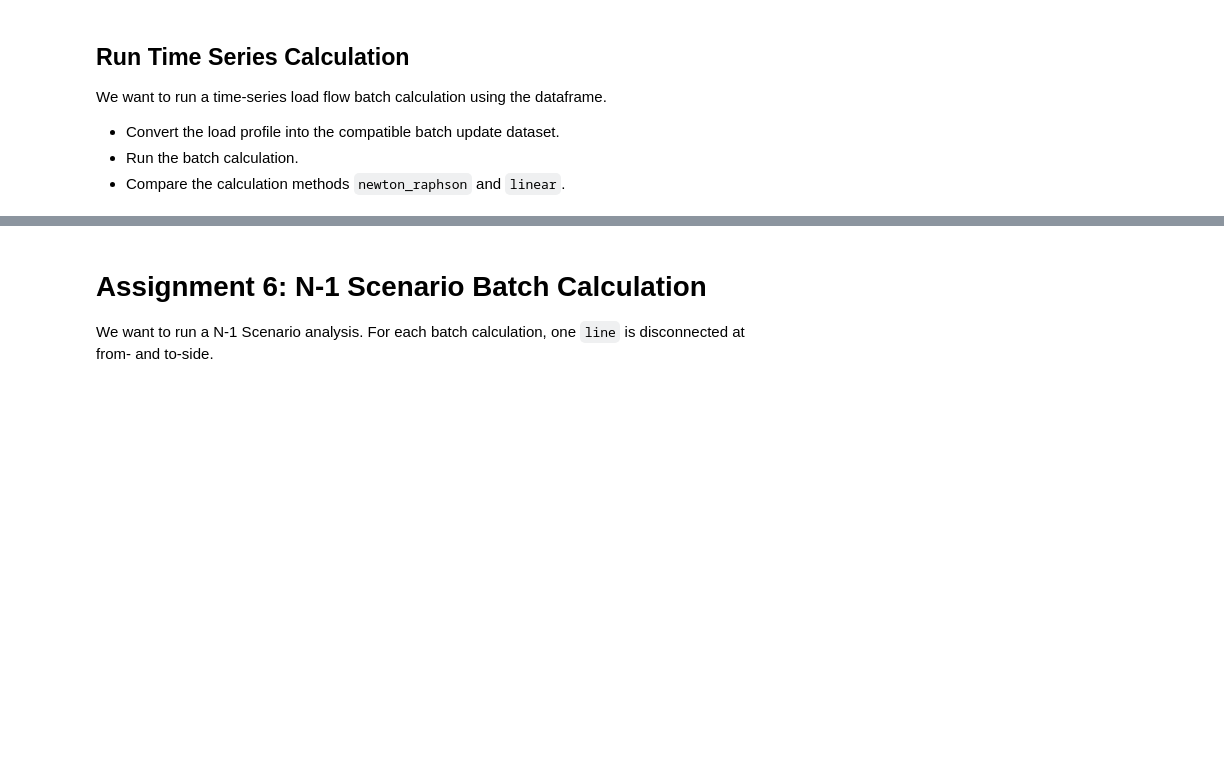
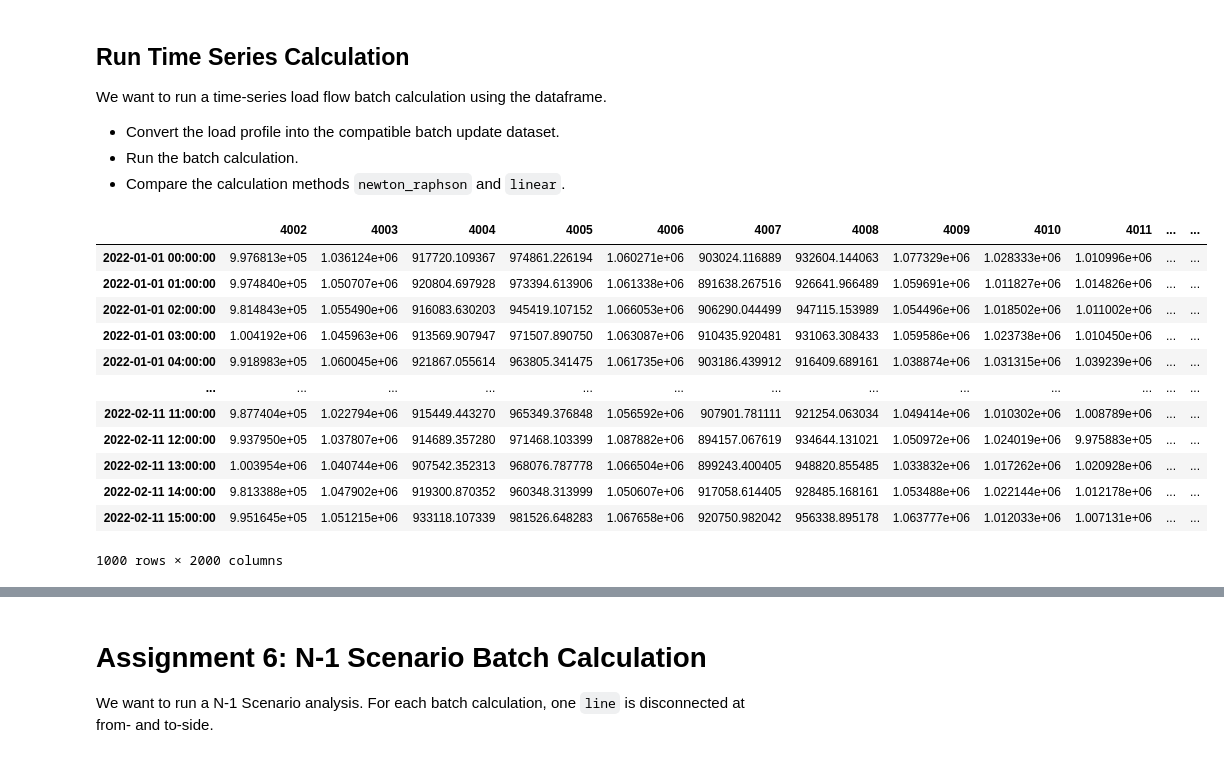
Before and after one commit to PowerGridModel/power-grid-model-workshop, a Jupyter notebook: Power Flow Assignment with Solutions.ipynb, the cells around one changed output, grey strips where cells are left out. Cells and saved outputs as stored; diff of their text form; code cells hidden in the pictures; blank space fills up the shorter version.

```diff
--- a/Power Flow Assignment with Solutions.ipynb
+++ b/Power Flow Assignment with Solutions.ipynb
@@ -188,13 +190,26 @@ We want to run a time-series load flow batch calculation using the dataframe.
 * Run the batch calculation.
 * Compare the calculation methods `newton_raphson` and `linear`.
 # %%
-# Initialize an empty load profile
-load_profile = initialize_array("update", "sym_load", df_load_profile.shape)
-
-# Set the attributes for the batch calculation (assume q_specified = 0.0)
-load_profile["id"] = df_load_profile.columns.to_numpy()
-load_profile["p_specified"] = df_load_profile.to_numpy()
-load_profile["q_specified"] = 0.0
-
-# Construct the update data
-update_data = {"sym_load": load_profile}
+# Generate random load profile oh hourly data
+n_scenarios = 1000
+n_loads = len(input_data["sym_load"])
+load_id = input_data["sym_load"]["id"]
+load_p = input_data["sym_load"]["p_specified"]
+profile = np.tile(load_p, (n_scenarios, 1)) + 1e4 * np.random.randn(n_scenarios, n_loads)
+dti = dti = pd.date_range("2022-01-01", periods=n_scenarios, freq="H")
+df_load_profile = pd.DataFrame(profile, columns=load_id, index=dti)
+display(df_load_profile)
+# %% [output]
+|  | 4002 | 4003 | 4004 | 4005 | 4006 | 4007 | 4008 | 4009 | 4010 | 4011 | ... | ... |
+| 2022-01-01 00:00:00 | 9.976813e+05 | 1.036124e+06 | 917720.109367 | 974861.226194 | 1.060271e+06 | 903024.116889 | 932604.144063 | 1.077329e+06 | 1.028333e+06 | 1.010996e+06 | ... | ... |
+| 2022-01-01 01:00:00 | 9.974840e+05 | 1.050707e+06 | 920804.697928 | 973394.613906 | 1.061338e+06 | 891638.267516 | 926641.966489 | 1.059691e+06 | 1.011827e+06 | 1.014826e+06 | ... | ... |
+| 2022-01-01 02:00:00 | 9.814843e+05 | 1.055490e+06 | 916083.630203 | 945419.107152 | 1.066053e+06 | 906290.044499 | 947115.153989 | 1.054496e+06 | 1.018502e+06 | 1.011002e+06 | ... | ... |
+| 2022-01-01 03:00:00 | 1.004192e+06 | 1.045963e+06 | 913569.907947 | 971507.890750 | 1.063087e+06 | 910435.920481 | 931063.308433 | 1.059586e+06 | 1.023738e+06 | 1.010450e+06 | ... | ... |
+| 2022-01-01 04:00:00 | 9.918983e+05 | 1.060045e+06 | 921867.055614 | 963805.341475 | 1.061735e+06 | 903186.439912 | 916409.689161 | 1.038874e+06 | 1.031315e+06 | 1.039239e+06 | ... | ... |
+| ... | ... | ... | ... | ... | ... | ... | ... | ... | ... | ... | ... | ... |
+| 2022-02-11 11:00:00 | 9.877404e+05 | 1.022794e+06 | 915449.443270 | 965349.376848 | 1.056592e+06 | 907901.781111 | 921254.063034 | 1.049414e+06 | 1.010302e+06 | 1.008789e+06 | ... | ... |
+| 2022-02-11 12:00:00 | 9.937950e+05 | 1.037807e+06 | 914689.357280 | 971468.103399 | 1.087882e+06 | 894157.067619 | 934644.131021 | 1.050972e+06 | 1.024019e+06 | 9.975883e+05 | ... | ... |
+| 2022-02-11 13:00:00 | 1.003954e+06 | 1.040744e+06 | 907542.352313 | 968076.787778 | 1.066504e+06 | 899243.400405 | 948820.855485 | 1.033832e+06 | 1.017262e+06 | 1.020928e+06 | ... | ... |
+| 2022-02-11 14:00:00 | 9.813388e+05 | 1.047902e+06 | 919300.870352 | 960348.313999 | 1.050607e+06 | 917058.614405 | 928485.168161 | 1.053488e+06 | 1.022144e+06 | 1.012178e+06 | ... | ... |
+| 2022-02-11 15:00:00 | 9.951645e+05 | 1.051215e+06 | 933118.107339 | 981526.648283 | 1.067658e+06 | 920750.982042 | 956338.895178 | 1.063777e+06 | 1.012033e+06 | 1.007131e+06 | ... | ... |
+1000 rows × 2000 columns
```
Also changed, not shown: parts of 21 cells of this notebook, 2 other files.
